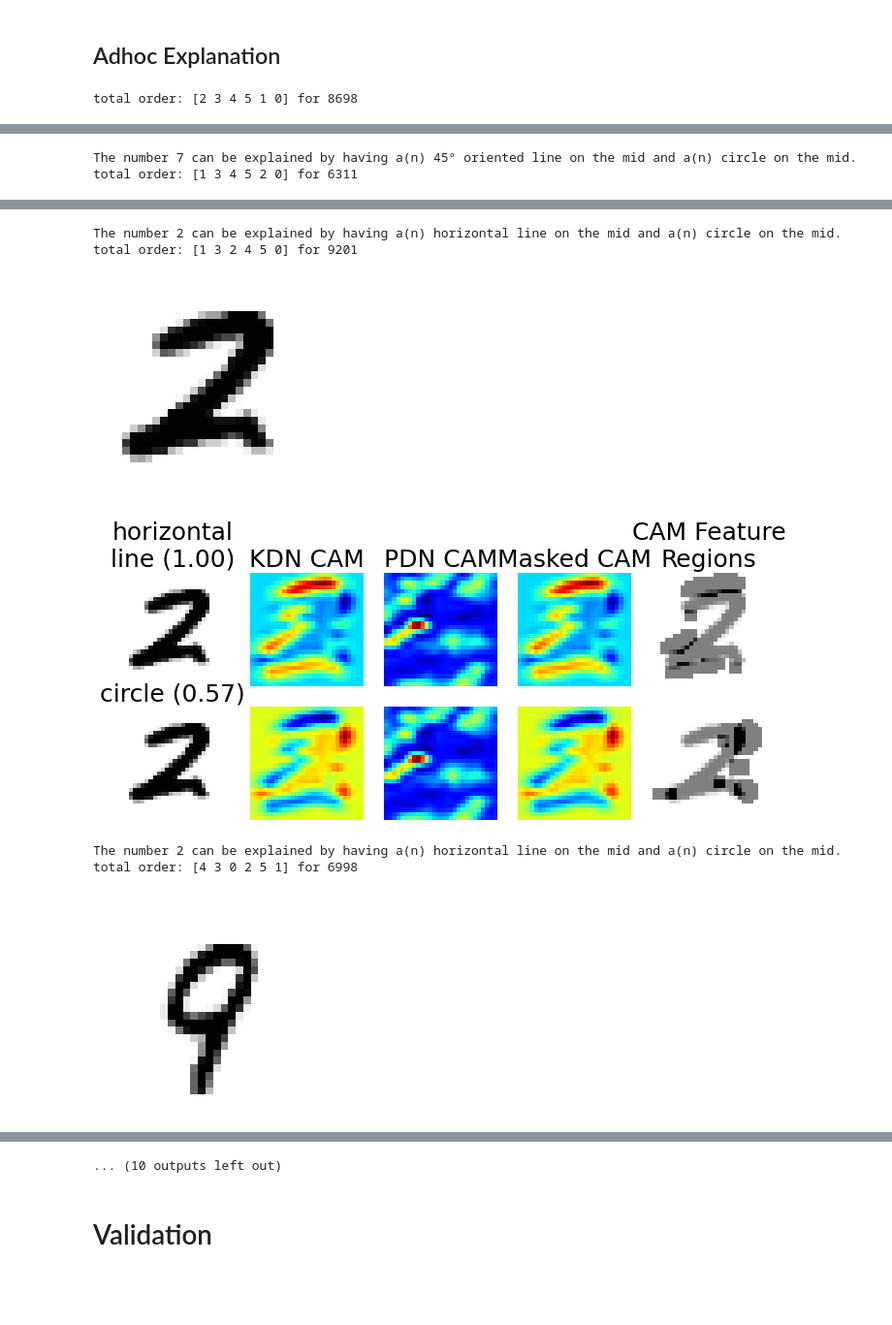
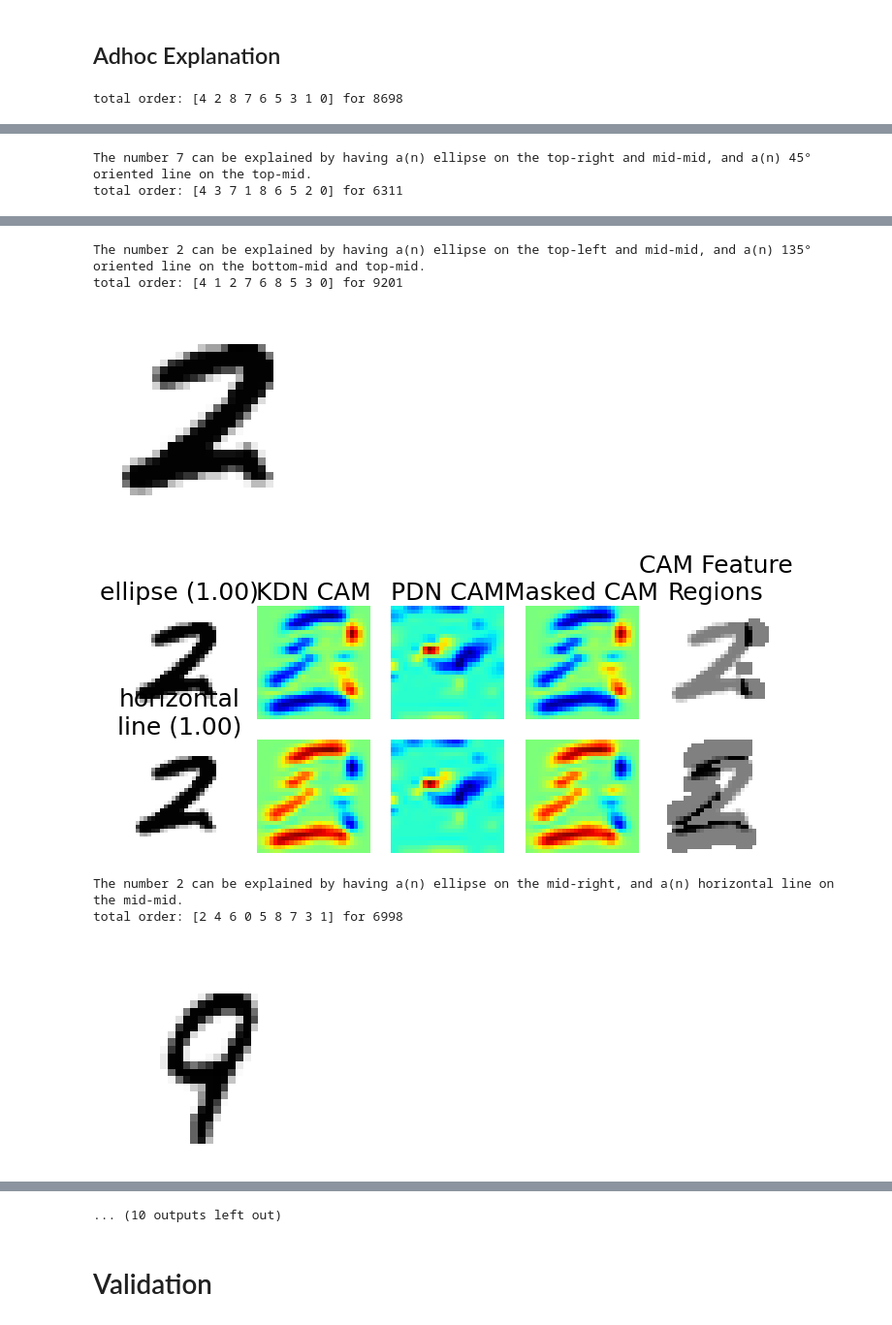
Before and after one commit to fsilvestrim/thesis, a Jupyter notebook: Geo_Cam.ipynb, the cells around one changed output, grey strips where cells are left out. Shown at 97% size. Cells and saved outputs as stored; diff of their text form; code cells hidden in the pictures; blank space fills up the shorter version.

```diff
--- a/Geo_Cam.ipynb
+++ b/Geo_Cam.ipynb
@@ -280,4 +281,4 @@ def get_verbose_grid_position(horizontal_idx, vertical_idx):
   vertical_idx = np.clip(vertical_idx, 0, len(horizontal_labels)-1)
   horizontal_idx = np.clip(horizontal_idx, 0, len(vertical_labels)-1)
 
-  return horizontal_labels[horizontal_idx], vertical_labels[vertical_idx]
+  return vertical_labels[vertical_idx], horizontal_labels[horizontal_idx]
@@ -569,17 +575,17 @@ geo_dataset_simple3 = ("simple3", "https://geo-cam.s3-eu-west-1.amazonaws.com/si
 geo_dataset_round = ("round", "https://geo-cam.s3-eu-west-1.amazonaws.com/rounddataset_dataset.npz", ["vertical line", "horizontal line", "45° oriented line", "ellipse", "greater-than sign", "lower-than sign"])
 geo_dataset_round2 = ("round2", "https://geo-cam.s3.eu-west-1.amazonaws.com/rounddataset2_dataset.npz", ["vertical line", "horizontal line", "45° oriented line", "135° oriented line", "ellipse", "left-opened semicircle", "right-opened semicircle", "bottom-opened semicircle", "top-opened semicircle"])
 geo_dataset_threesixty = ("threesixty", "https://geo-cam.s3-eu-west-1.amazonaws.com/threesixtydataset_dataset.npz", ["10", "20", "30", "40", "50", "60", "70", "80", "90", "100", "110", "120", "130", "140", "150", "160", "170", "180"])
+geo_dataset_disambiguation = ("disambiguation", "https://geo-cam.s3-eu-west-1.amazonaws.com/disambiguationdataset1_dataset.npz", ["vertical line", "horizontal line", "45° oriented line", "135° oriented line", "ellipse", "semi-circle"])
 
 # dataset
-dataset = geo_dataset_simple2
-# dataset = geo_dataset_simple3
+# dataset = geo_dataset_simple2
+dataset = geo_dataset_simple3
 # dataset = geo_dataset_round2
+# dataset = geo_dataset_disambiguation
 dataset_name = dataset[0]
 dataset_labels = dataset[2]
 dataset_num_classes = len(dataset_labels)
 dataset_path = download_file(dataset[0], dataset[1])
 geo_train, geo_test = load_npz_dataset(dataset_path)
 geo_train, geo_test = format_dataset(len(dataset_labels), geo_train, geo_test)
-
-skip_variations = True
 # %% [output]
@@ -1126,7 +1131,7 @@ for sample_id in [8698, 6311, 9201, 6998, 7979, 5886, 6124]:
 
     if len(grid_positions) > 0:
       if len(explanation) > 0:
-        explanation += " and"
+        explanation += ", and"
       explanation += f" a(n) {verbose_key} on the "
 
       explanation += get_verbose_unified_positions(grid_positions)
@@ -1138,5 +1143,5 @@ for sample_id in [8698, 6311, 9201, 6998, 7979, 5886, 6124]:
 
   print(f"The number {extras['predictions']} can be explained by having{explanation}.")
 # %% [output]
-total order: [2 3 4 5 1 0] for 8698
+total order: [4 2 8 7 6 5 3 1 0] for 8698
 [figure]
@@ -1144,3 +1149,3 @@ total order: [2 3 4 5 1 0] for 8698
-The number 7 can be explained by having a(n) 45° oriented line on the mid and a(n) circle on the mid.
-total order: [1 3 4 5 2 0] for 6311
+The number 7 can be explained by having a(n) ellipse on the top-right and mid-mid, and a(n) 45° oriented line on the top-mid.
+total order: [4 3 7 1 8 6 5 2 0] for 6311
 [figure]
@@ -1148,7 +1153,7 @@ total order: [1 3 4 5 2 0] for 6311
-The number 2 can be explained by having a(n) horizontal line on the mid and a(n) circle on the mid.
-total order: [1 3 2 4 5 0] for 9201
+The number 2 can be explained by having a(n) ellipse on the top-left and mid-mid, and a(n) 135° oriented line on the bottom-mid and top-mid.
+total order: [4 1 2 7 6 8 5 3 0] for 9201
 [figure]
-[figure, old version]
+[figure, new version]
-The number 2 can be explained by having a(n) horizontal line on the mid and a(n) circle on the mid.
-total order: [4 3 0 2 5 1] for 6998
+The number 2 can be explained by having a(n) ellipse on the mid-right, and a(n) horizontal line on the mid-mid.
+total order: [2 4 6 0 5 8 7 3 1] for 6998
 [figure]
```
Also changed, not shown: parts of 19 cells of this notebook.
